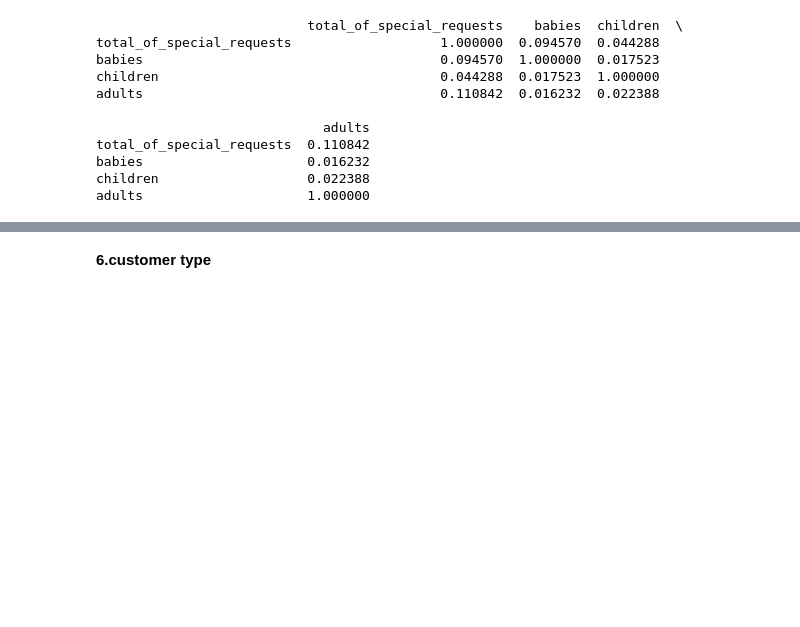
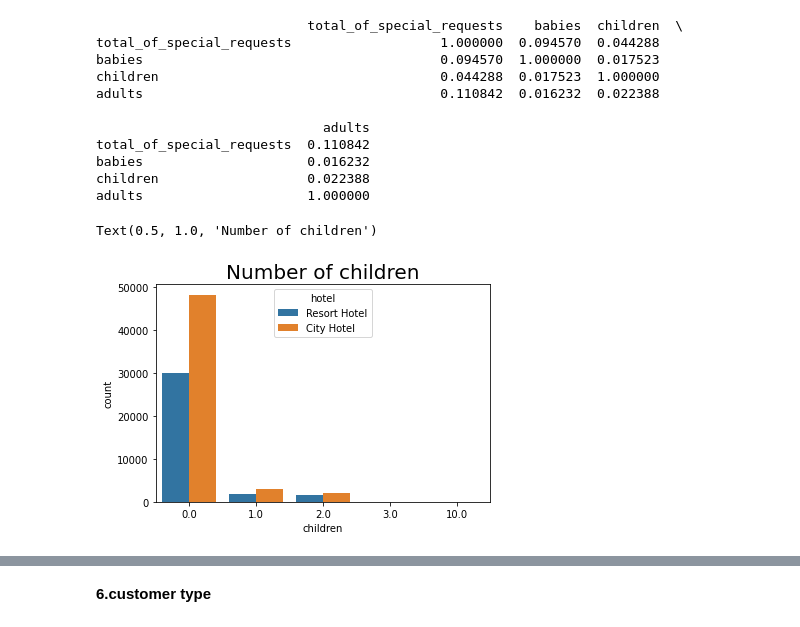
Before and after one commit to apoorvaKR12695/Hotel-booking-analysis, a Jupyter notebook: Hotel_Booking_Analysis_Apoorva_KR.ipynb, the cells around one changed output, grey strips where cells are left out. Cells and saved outputs as stored; diff of their text form; code cells hidden in the pictures; blank space fills up the shorter version.

```diff
--- a/Hotel_Booking_Analysis_Apoorva_KR.ipynb
+++ b/Hotel_Booking_Analysis_Apoorva_KR.ipynb
@@ -583,3 +602,8 @@ total_of_special_requests  0.110842
 babies                     0.016232
 children                   0.022388
 adults                     1.000000
+# %%
+sns.countplot(data = df, x = 'children', hue = 'hotel').set_title("Number of children", fontsize = 20)
+# %% [output]
+Text(0.5, 1.0, 'Number of children')
+[figure, added]
```
Also changed, not shown: parts of 23 cells of this notebook.
